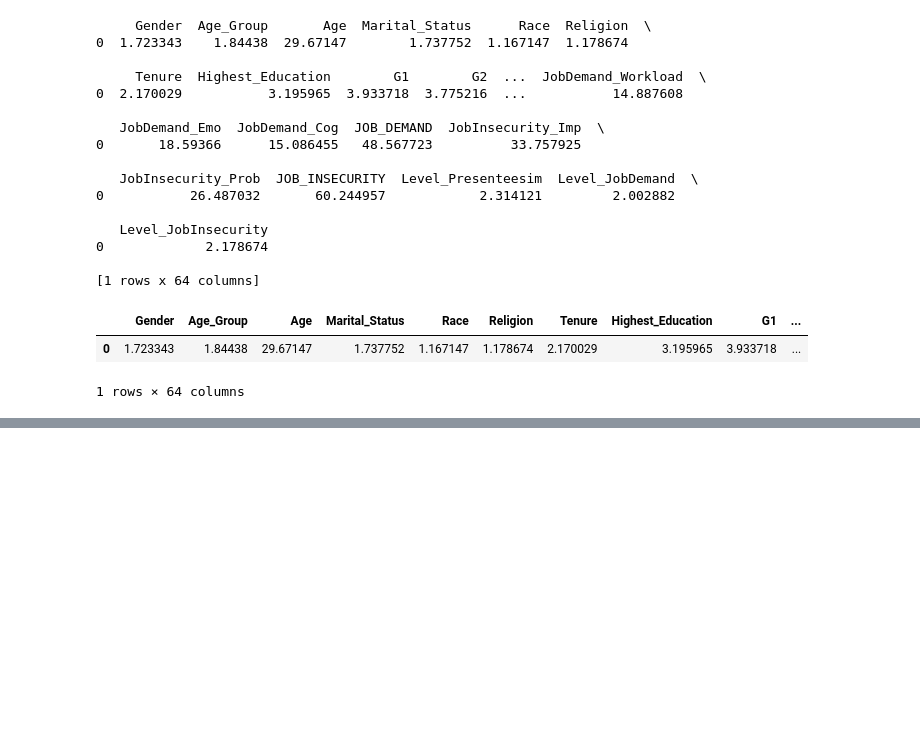
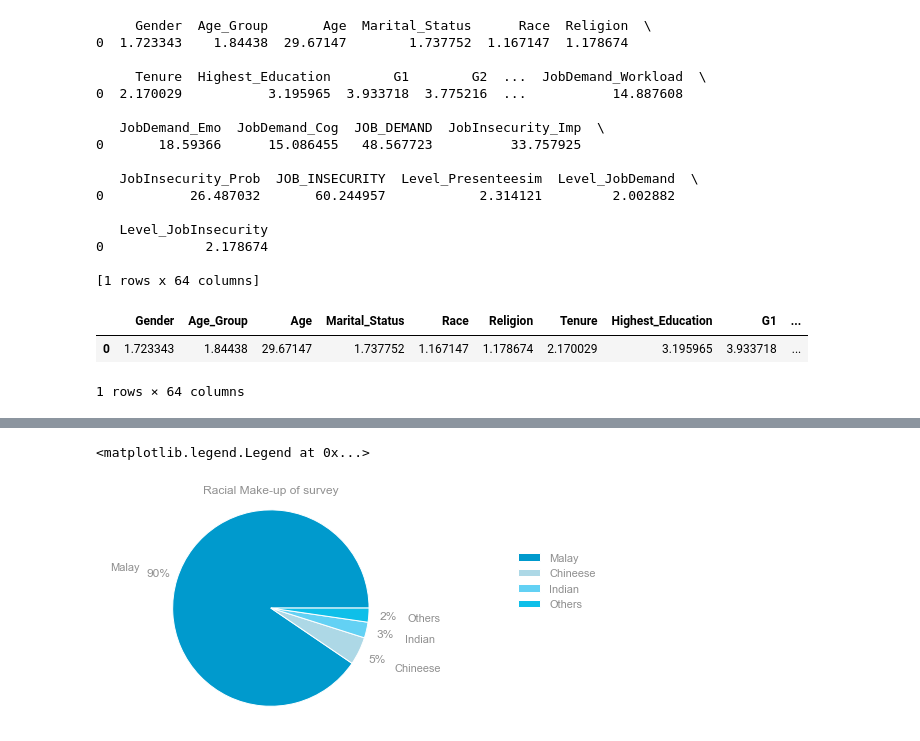
Before and after one commit to CmdrSam/Presenteeism, a Jupyter notebook: Data Visualisation.ipynb, the cells around one changed output, grey strips where cells are left out. Saved outputs shown, nothing was run; the diff lists cells and outputs as text; code cells hidden in the pictures; blank space fills up the shorter version.

```diff
--- a/Data Visualisation.ipynb
+++ b/Data Visualisation.ipynb
@@ -332,0 +383,24 @@ ValueError: X has 64 features per sample; expecting 63
+# %%
+# Race
+
+fig, ax = plt.subplots()
+plt.rcParams['font.sans-serif'] = 'Arial'
+plt.rcParams['font.family'] = 'sans-serif'
+plt.rcParams['text.color'] = '#909090'
+plt.rcParams['axes.labelcolor']= '#909090'
+plt.rcParams['xtick.color'] = '#909090'
+plt.rcParams['ytick.color'] = '#909090'
+plt.rcParams['font.size']=12
+labels = ['Malay','Chineese','Indian','Others']
+percentages = [314,16,9,8]
+#explode=(0.1,0)
+ax.pie(percentages, labels=labels,
+       colors=color_palette_list[0:4], autopct='%1.0f%%',
+       shadow=False, startangle=0,
+       pctdistance=1.2,labeldistance=1.4)
+ax.axis('equal')
+ax.set_title("Racial Make-up of survey")
+ax.legend(frameon=False, bbox_to_anchor=(1.5,0.8))
+# %% [output]
+<matplotlib.legend.Legend at 0x...>
+[figure, added]
```
Also changed, not shown: parts of 21 cells of this notebook, 7 other files.
